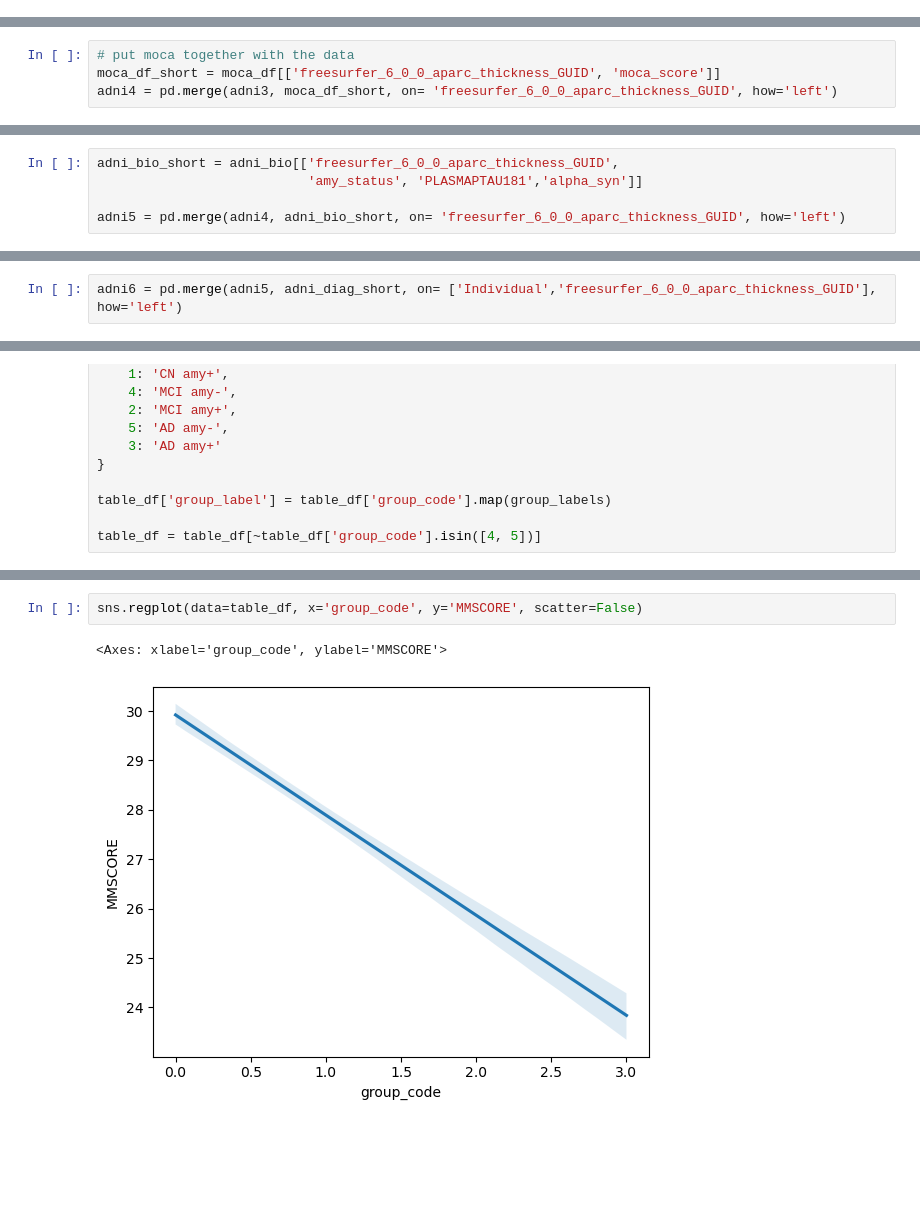
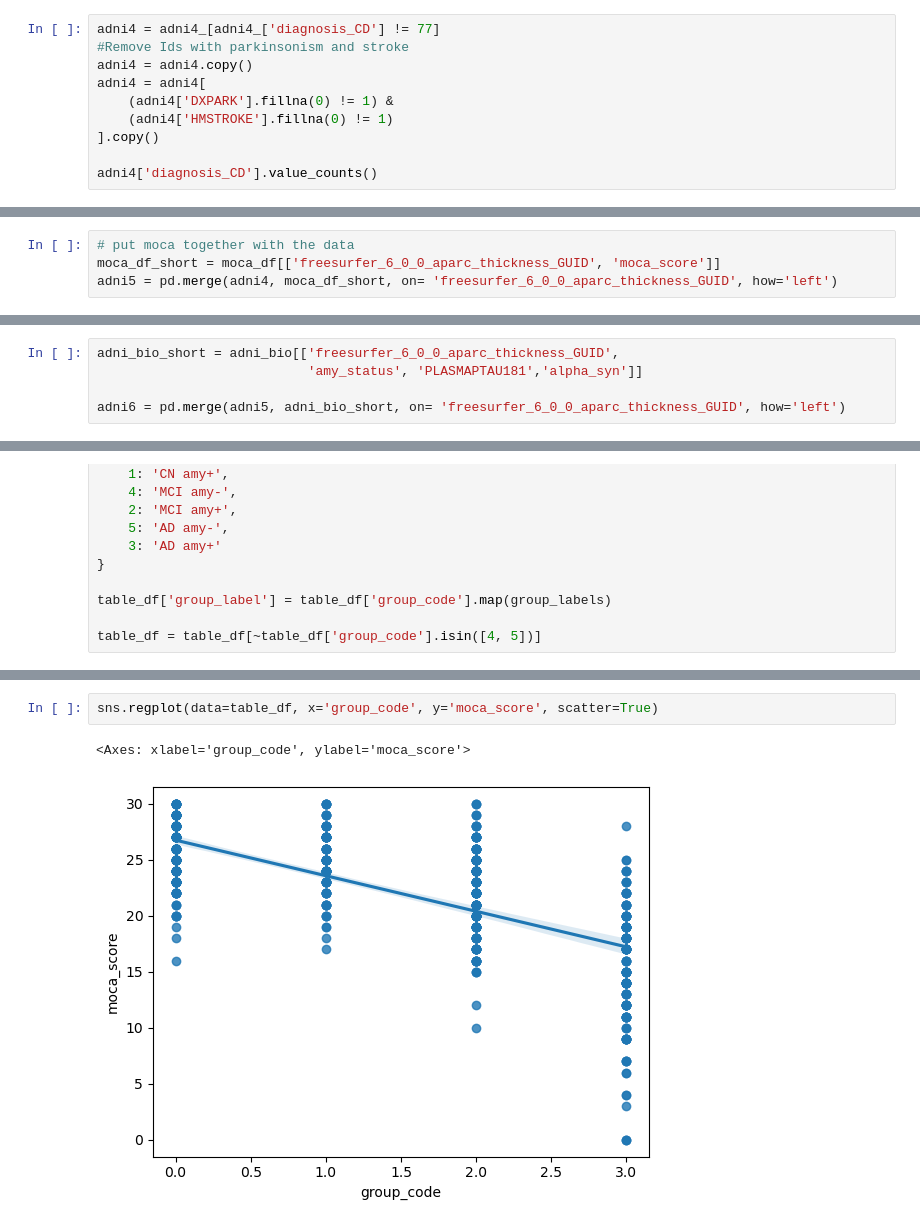
Before and after one commit to caroline-dartora/paper1_adni_brainage, a Jupyter notebook: pet_fdg_organization.ipynb, the cells around one changed output, grey strips where cells are left out. Saved outputs shown, nothing was run; the diff lists cells and outputs as text; blank space fills up the shorter version.

Commit message:
FDG org and merge

```diff
--- a/pet_fdg_organization.ipynb
+++ b/pet_fdg_organization.ipynb
@@ -48,0 +315,10 @@ fs_keys = adni3[['freesurfer_6_0_0_aparc_thickness_GUID']]
+# %%
+adni4 = adni4_[adni4_['diagnosis_CD'] != 77]
+#Remove Ids with parkinsonism and stroke
+adni4 = adni4.copy()
+adni4 = adni4[
+    (adni4['DXPARK'].fillna(0) != 1) &
+    (adni4['HMSTROKE'].fillna(0) != 1)
+].copy()
+
+adni4['diagnosis_CD'].value_counts()
@@ -86,5 +379,5 @@ moca_df['moca_score'] = moca_df.iloc[:,8:].sum(axis=1)
 # %%
 # put moca together with the data
 moca_df_short = moca_df[['freesurfer_6_0_0_aparc_thickness_GUID', 'moca_score']]
-adni4 = pd.merge(adni3, moca_df_short, on= 'freesurfer_6_0_0_aparc_thickness_GUID', how='left')
+adni5 = pd.merge(adni4, moca_df_short, on= 'freesurfer_6_0_0_aparc_thickness_GUID', how='left')
 # %%
@@ -117,5 +410,5 @@ adni_bio['amy_status'] = np.where(pd.notna(adni_bio['SUMMARYSUVR_WHOLECEREBNORM_
 adni_bio_short = adni_bio[['freesurfer_6_0_0_aparc_thickness_GUID',
                            'amy_status', 'PLASMAPTAU181','alpha_syn']]
 
-adni5 = pd.merge(adni4, adni_bio_short, on= 'freesurfer_6_0_0_aparc_thickness_GUID', how='left')
+adni6 = pd.merge(adni5, adni_bio_short, on= 'freesurfer_6_0_0_aparc_thickness_GUID', how='left')
 # %%
@@ -313,5 +416,3 @@ a = adni_diag.drop(columns=['Project', 'AltId', 'TimePoint', 'InputIds','DXPARK'
-# %%
-adni6 = pd.merge(adni5, adni_diag_short, on= ['Individual','freesurfer_6_0_0_aparc_thickness_GUID'], how='left')
 # %% [markdown]
 # APOE
 # %%
@@ -437,5 +542,5 @@ sns.regplot(data=table_df, x='group_code', y='MMSCORE', scatter=False, color='r'
 # %%
-sns.regplot(data=table_df, x='group_code', y='MMSCORE', scatter=False)
+sns.regplot(data=table_df, x='group_code', y='moca_score', scatter=True)
 # %% [output]
-<Axes: xlabel='group_code', ylabel='MMSCORE'>
+<Axes: xlabel='group_code', ylabel='moca_score'>
-[figure, old version]
+[figure, new version]
```
Also changed, not shown: parts of 36 cells of this notebook, 1 other file.
